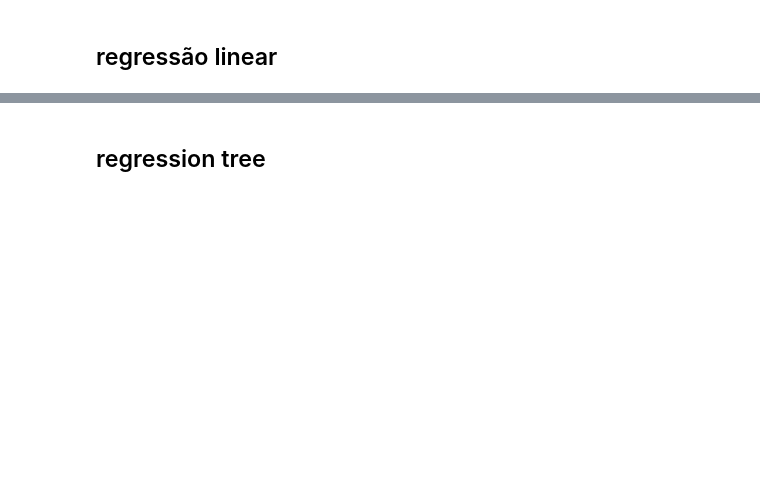
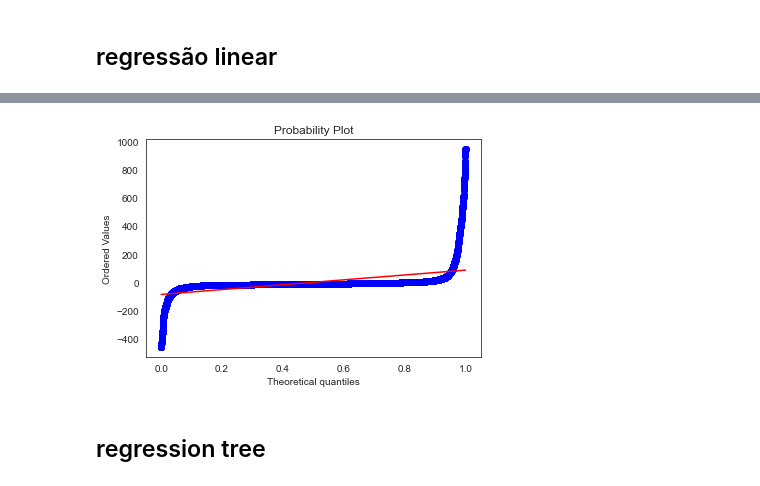
Before and after one commit to insper-classroom/22-1b-cd-p2-leandra_taina, a Jupyter notebook: Oficial (1).ipynb, the cells around one changed output, grey strips where cells are left out. Drawn from its saved outputs; the diff is of its cells as text; code cells hidden in the pictures; blank space fills up the shorter version.

```diff
--- a/Oficial (1).ipynb
+++ b/Oficial (1).ipynb
@@ -505,3 +589,8 @@ SyntaxError: invalid syntax (<ipython-input-16-926b82550931>, line 1)
+# %%
+plt.figure()
+stats.probplot(results.resid, dist = 'uniform', plot = plt);
+# %% [output]
+[figure, added]
 # %% [markdown]
 ## regression tree
 # %%
```
Also changed, not shown: parts of 19 cells of this notebook.
